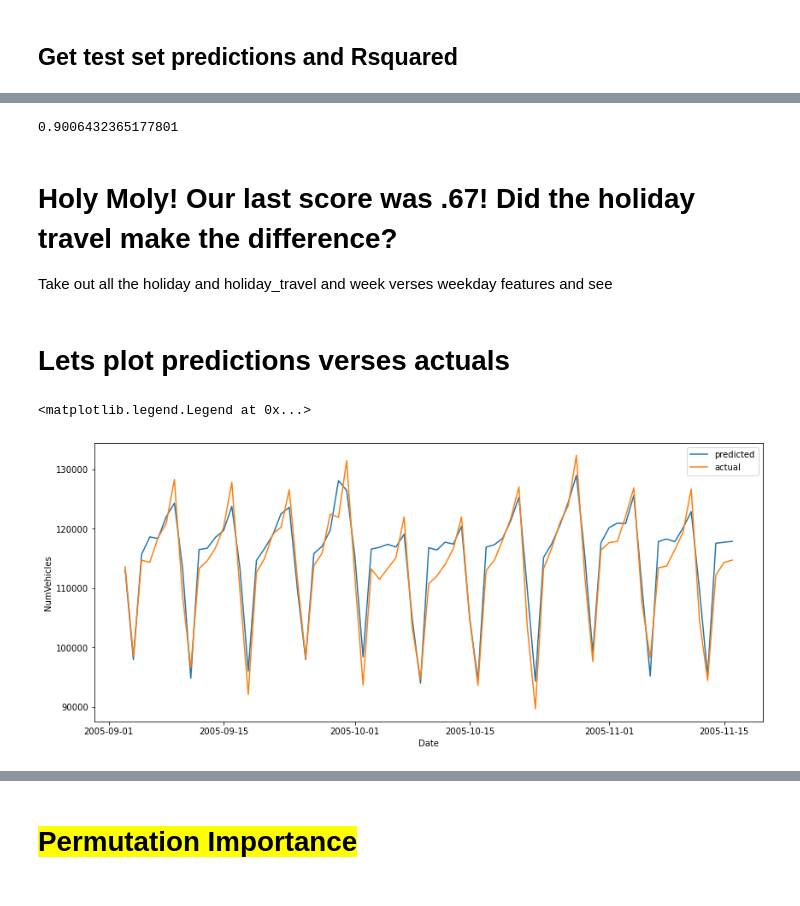
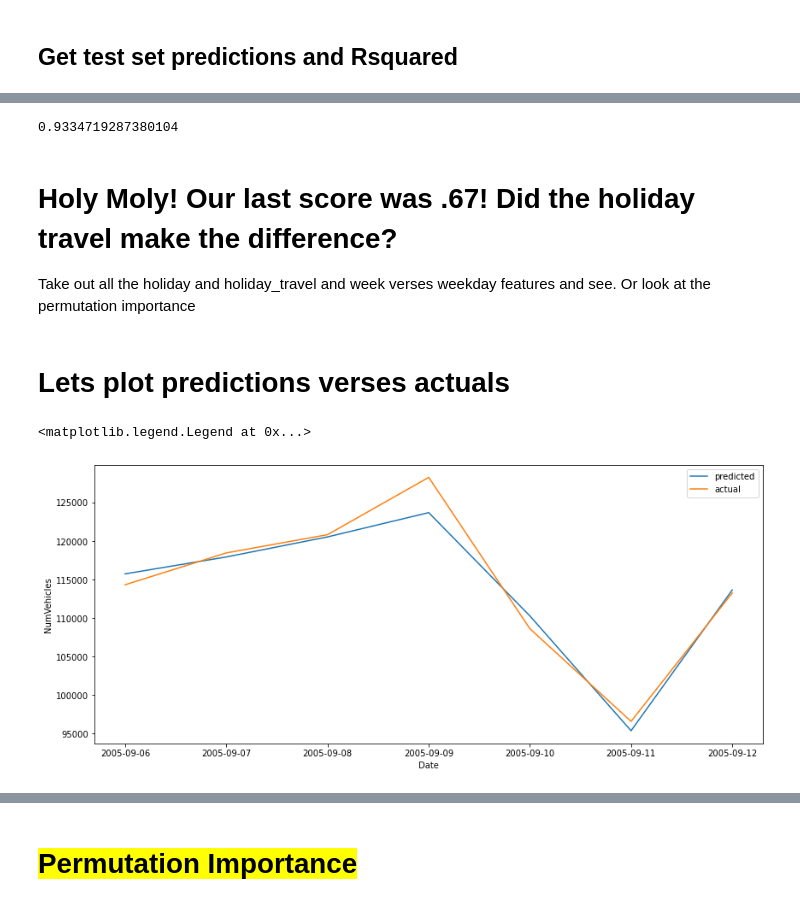
Before and after one commit to CNUClasses/DATA301_CODE, a Jupyter notebook: week_13/13_1_Hybrid_Model.ipynb, the cells around one changed output, grey strips where cells are left out. Drawn from its saved outputs; the diff is of its cells as text; code cells hidden in the pictures.

```diff
--- a/week_13/13_1_Hybrid_Model.ipynb
+++ b/week_13/13_1_Hybrid_Model.ipynb
@@ -163,3 +183,6 @@ df.loc[df.index.dayofweek > 4, 'wd'] = 0  # >4 is weekend
+# %%
+from sklearn.model_selection import train_test_split
+X_train, X_test, y_train, y_test = train_test_split(df, y, test_size=0.1, random_state=42, shuffle=False)
 # %% [markdown]
 # The hybrid Model
 
@@ -240,9 +205,9 @@ class BoostedHybrid:
 ## Partition dataset
 # %%
 #get our target value, the training set for linear regression, and the training set for catboost
-y=df.NumVehicles
-X_1=df.loc[:,['Time']]
-X_2=df.loc[:,['Time','Holiday','Holiday_travel_day','wd']]
+X_1=X_train.loc[:,['Time']]
+X_2=X_train
+# X_2=X_train.loc[:,['Time','Holiday','Holiday_travel_day','wd']]
 # X_2=df.loc[:,['Time']]
 # display(y)
 # display(X_1)
@@ -269,7 +217,7 @@ X_2
 # %%
 from sklearn import linear_model
 from catboost import CatBoostRegressor
-hm=BoostedHybrid(model_1 = linear_model.LinearRegression(), model_2=CatBoostRegressor(silent=True, random_state=42), num_lags=1)
+hm=BoostedHybrid(model_1 = linear_model.LinearRegression(), model_2=CatBoostRegressor(silent=True, random_state=42), num_lags=3)
 
 #fit the model
-hm.fit(X_1,X_2,y)
+hm.fit(X_1,X_2,y_train)
@@ -305,6 +224,7 @@ hm.fit(X_1,X_2,y)
 # %% [markdown]
 ## Get test set predictions and Rsquared
 # %%
+#get our target value, the training set for linear regression, and the training set for catboost
 #get predictions on test set
-preds=hm.predict()
+preds=hm.predict(X_test.loc[:,['Time']],X_test,y_test,False)
 # preds
@@ -340,25 +231,25 @@ preds=hm.predict()
 # %%
 from utils import rsquared
-score=rsquared(preds, y[-len(preds):])
+score=rsquared(preds, y_test[-len(preds):])
 score
 # %% [output]
-0.9006432365177801
+0.9334719287380104
 # %% [markdown]
 # Holy Moly!  Our last score was .67!  Did the holiday travel make the difference?
 
-Take out all the holiday and holiday_travel and week verses weekday features and see
+Take out all the holiday and holiday_travel and week verses weekday features and see.  Or look at the permutation importance
 # %% [markdown]
 # Lets plot predictions verses actuals
 # %%
 df_preds = pd.DataFrame(index=df.index[-len(preds):])
 df_preds['NumVehicles']=preds
 df_y=pd.DataFrame(index=df.index[-len(preds):])
 df_y['NumVehicles']=y[-len(preds):]
 
 fig, ax1 = plt.subplots(figsize=(14,6))
-_=sns.lineplot(data=df_preds, x=df_preds.index, y='NumVehicles',ax=ax1)
-_=sns.lineplot(data=df_y, x=df_y.index, y='NumVehicles',ax=ax1)
+_=sns.lineplot(data=df_preds[:7], x=df_preds.index[:7], y='NumVehicles',ax=ax1)
+_=sns.lineplot(data=df_y[:7], x=df_y.index[:7], y='NumVehicles',ax=ax1)
 plt.legend(labels=["predicted","actual"])
 # %% [output]
 <matplotlib.legend.Legend at 0x...>
-[figure, old version]
+[figure, new version]
```
Also changed, not shown: parts of 19 cells of this notebook, 1 other file.
